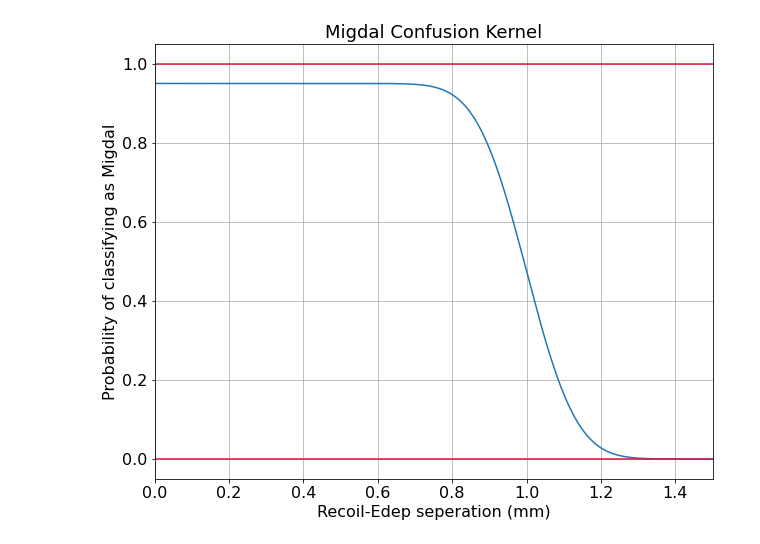
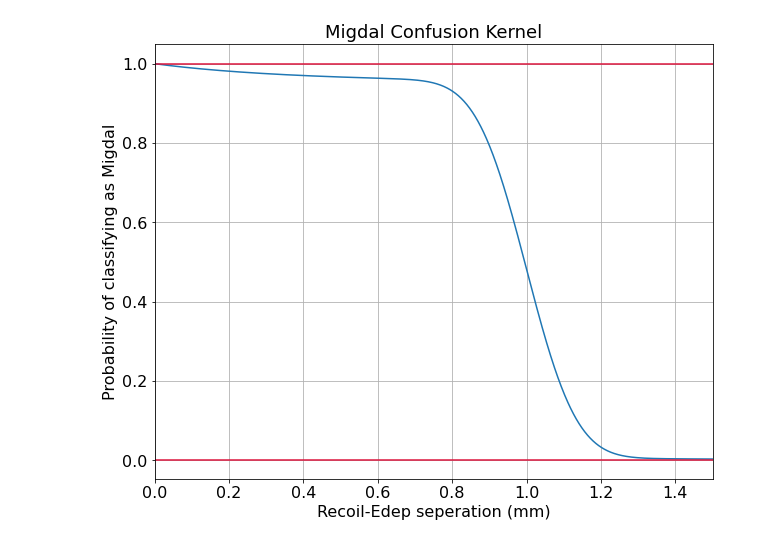
Before and after one commit to ArktisDev/Migdal, a Jupyter notebook: analysis/graphing/Coincidence Analysis.ipynb, the cells around one changed output. Drawn from its saved outputs; the diff is of its cells as text; code cells hidden in the pictures.

```diff
--- a/analysis/graphing/Coincidence Analysis.ipynb
+++ b/analysis/graphing/Coincidence Analysis.ipynb
@@ -59,32 +68,32 @@ plt.show()
 # %%
-def erfKernel(x_list, A, d, w):
-    return A * (0.5 * scipy.special.erf((d - x_list) / w) + 0.5)
+def Kernel(x_list, A, d, w):
+    return A * (0.5 * erf((d - x_list) / w) + 0.5) + (1 - A) / ((0.5 * x_list + 1) ** 5)
 
 fig, ax = plt.subplots()
 
 A = 0.95
 kernelCenter = 1
 w = 0.15
 
 d = np.linspace(0, 1.5, 1000)
-confusionKernel = erfKernel(d, A, kernelCenter, w)
+confusionKernel = Kernel(d, A, kernelCenter, w)
 
 ax.plot(d, confusionKernel)
 
 ax.axhline(0, color='crimson')
 ax.axhline(1, color='crimson')
 
 ax.set_xlim(0, 1.5)
 
 ax.grid()
 
 plt.xticks(fontsize=16)
 plt.yticks(fontsize=16)
 
 ax.set_xlabel('Recoil-Edep seperation (mm)',fontsize=16)
 ax.set_ylabel('Probability of classifying as Migdal',fontsize=16)
 ax.set_title('Migdal Confusion Kernel',fontsize=18)
 
 plt.show()
 # %% [output]
-[figure, old version]
+[figure, new version]
```
Also changed, not shown: parts of 9 cells of this notebook, 6 other files.
